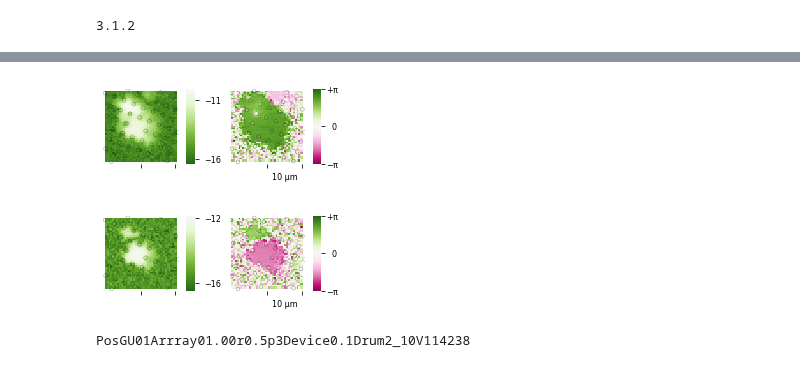
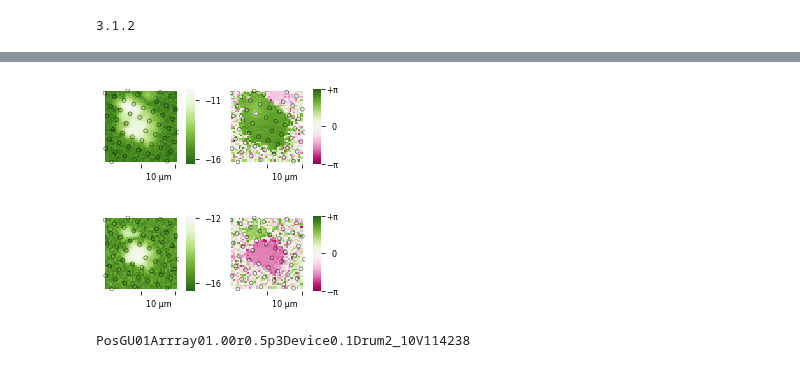
Before and after one commit to horowitz-lab/NetMAP, a Jupyter notebook: Mode Maps.ipynb, the cells around one changed output, grey strips where cells are left out. Drawn from its saved outputs; the diff is of its cells as text; code cells hidden in the pictures.

```diff
--- a/Mode Maps.ipynb
+++ b/Mode Maps.ipynb
@@ -464,7 +464,7 @@ plt.ylabel('')
 ax1.axis('equal')
 topx = amp1.columns.max()
 plt.xticks([topx-10, topx])
-plt.gca().set_xticklabels([u'', ''])
+plt.gca().set_xticklabels([u'              10 μm', ''])
 plt.yticks([]) # remove y ticks, since we can use the xticks alone on a square plot
 
 # decrease number of ticks on colorbar
@@ -475,7 +475,7 @@ cbar.set_ticks([-11, -16])
 
 if add_circle:
     for coords in coordlist:
-        thiscircle = plt.Circle(coords, radius=radius, color='k', fill = None, alpha = .8)
+        thiscircle = plt.Circle(coords, radius=radius, color='k', fill = None, alpha = .8, lw=0.5,)#linestyle='dashed')
         plt.gca().add_artist(thiscircle)
 
 plt.sca(ax2)
@@ -494,7 +494,7 @@ plt.yticks([]) # remove y ticks, since we can use the xticks alone on a square p
 
 if add_circle:
     for coords in coordlist:
-        thiscircle = plt.Circle(coords, radius=radius, color='k', fill = None, alpha = .8)
+        thiscircle = plt.Circle(coords, radius=radius, color='k', fill = None, alpha = .8, lw=0.5,)#linestyle='dashed')
         plt.gca().add_artist(thiscircle)
 
 #plt.tight_layout();
@@ -531,7 +531,7 @@ plt.ylabel('')
 ax3.axis('equal');
 #topx = amp1.columns.max()
 plt.xticks([topx-10, topx])
-plt.gca().set_xticklabels([u'', ''])
+plt.gca().set_xticklabels([u'              10 μm', ''])
 plt.yticks([]) # remove y ticks, since we can use the xticks alone on a square plot
 
 # decrease number of ticks on colorbar
@@ -540,41 +540,41 @@ cbar.set_ticks([-12,-16])
 
 if add_circle:
     for coords in coordlist:
-        thiscircle = plt.Circle(coords, radius=radius, color='k', fill = None, alpha = .8)
+        thiscircle = plt.Circle(coords, radius=radius, color='k', fill = None, alpha = .8, lw=0.5,)#linestyle='dashed')
         plt.gca().add_artist(thiscircle)
 
 plt.sca(ax4)
 phase2 = df.pivot_table(index = 'Y um', columns = 'X um', values = 'phase').sort_index(axis = 0, ascending = False)
 axx, cbar = myheatmap(phase2, return_cbar=True, vmin=-np.pi, vmax = np.pi, cmap=divergingcmap);
 plt.xlabel('')
 plt.ylabel('')
 ax4.axis('equal');
 #topx = amp1.columns.max()
 plt.xticks([topx-10, topx])
 plt.gca().set_xticklabels([u'              10 μm', ''])
 plt.yticks([]) # remove y ticks, since we can use the xticks alone on a square plot
 cbar.set_ticks([-np.pi, 0, np.pi])
 cbar.ax.set_yticklabels(['$-$\u03C0', '0 ', '$+$\u03C0'],ha='right')  # make sure this line is joined with the one above it.
 cbar.ax.yaxis.set_tick_params(pad=15)  # your number may vary
 
 # add_sizebar(ax4, 10) # creates a scalebar a little bit covering the plot.
 
 if add_circle:
     for coords in coordlist:
-        thiscircle = plt.Circle(coords, radius=radius, color='k', fill = None, alpha = .8)
+        thiscircle = plt.Circle(coords, radius=radius, color='k', fill = None, alpha = .8, lw=0.5,)#linestyle='dashed')
         plt.gca().add_artist(thiscircle)
 
 #plt.tight_layout();
 
 if saving:
-    plt.savefig(os.path.join(savefolder,file + '.pdf'), dpi=None, facecolor='w', edgecolor='w',
+    plt.savefig(os.path.join(savefolder,file + '.pdf'), dpi=None, facecolor='w',  edgecolor='w',
         transparent=False, bbox_inches='tight', pad_inches=0.05,
         metadata=None)
 
 sns.set_context('poster') # makes text larger again
 # %% [output]
-[figure, old version]
+[figure, new version]
-[figure, old version]
+[figure, new version]
 # %%
 file = 'PosGU01Arrray01.00r0.5p3Device0.1Drum2_10V114238'
 path = os.path.join(folder2,file)
```
Also changed, not shown: parts of 2 cells of this notebook.
